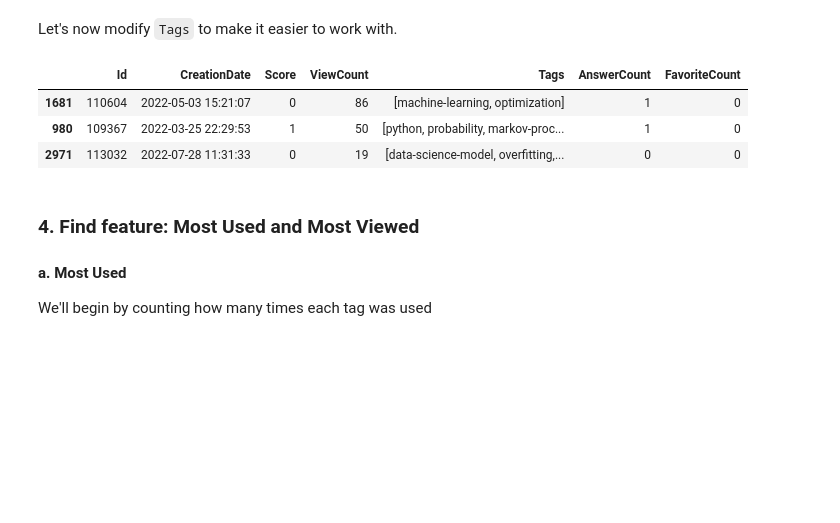
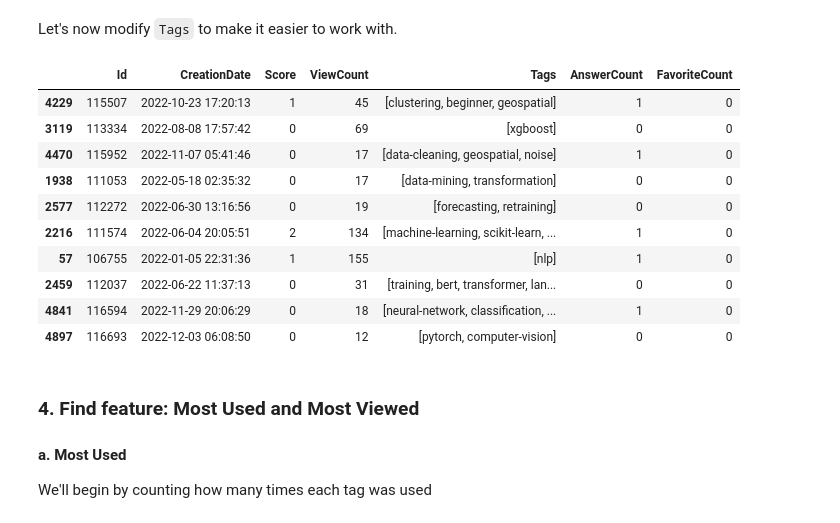
Before and after one commit to DucTrung1802/Data-Science, a Jupyter notebook: final_project_2/final_project_2.ipynb, the cells around one changed output. Cells and saved outputs as stored; diff of their text form; code cells hidden in the pictures; blank space fills up the shorter version.

```diff
--- a/final_project_2/final_project_2.ipynb
+++ b/final_project_2/final_project_2.ipynb
@@ -169,12 +170,19 @@ dtype: object
 Let's now modify `Tags` to make it easier to work with.
 # %%
 questions["Tags"] = questions["Tags"].str.replace("^<|>$", "", regex=True).str.split("><")
-questions.sample(3)
+questions.sample(10)
 # %% [output]
 |  | Id | CreationDate | Score | ViewCount | Tags | AnswerCount | FavoriteCount |
-| 1681 | 110604 | 2022-05-03 15:21:07 | 0 | 86 | [machine-learning, optimization] | 1 | 0 |
-| 980 | 109367 | 2022-03-25 22:29:53 | 1 | 50 | [python, probability, markov-proc... | 1 | 0 |
-| 2971 | 113032 | 2022-07-28 11:31:33 | 0 | 19 | [data-science-model, overfitting,... | 0 | 0 |
+| 4229 | 115507 | 2022-10-23 17:20:13 | 1 | 45 | [clustering, beginner, geospatial] | 1 | 0 |
+| 3119 | 113334 | 2022-08-08 17:57:42 | 0 | 69 | [xgboost] | 0 | 0 |
+| 4470 | 115952 | 2022-11-07 05:41:46 | 0 | 17 | [data-cleaning, geospatial, noise] | 1 | 0 |
+| 1938 | 111053 | 2022-05-18 02:35:32 | 0 | 17 | [data-mining, transformation] | 0 | 0 |
+| 2577 | 112272 | 2022-06-30 13:16:56 | 0 | 19 | [forecasting, retraining] | 0 | 0 |
+| 2216 | 111574 | 2022-06-04 20:05:51 | 2 | 134 | [machine-learning, scikit-learn, ... | 1 | 0 |
+| 57 | 106755 | 2022-01-05 22:31:36 | 1 | 155 | [nlp] | 1 | 0 |
+| 2459 | 112037 | 2022-06-22 11:37:13 | 0 | 31 | [training, bert, transformer, lan... | 0 | 0 |
+| 4841 | 116594 | 2022-11-29 20:06:29 | 0 | 18 | [neural-network, classification, ... | 1 | 0 |
+| 4897 | 116693 | 2022-12-03 06:08:50 | 0 | 12 | [pytorch, computer-vision] | 0 | 0 |
 # %% [markdown]
 ### 4. Find feature: Most Used and Most Viewed
 
```
Also changed, not shown: parts of 7 cells of this notebook.
